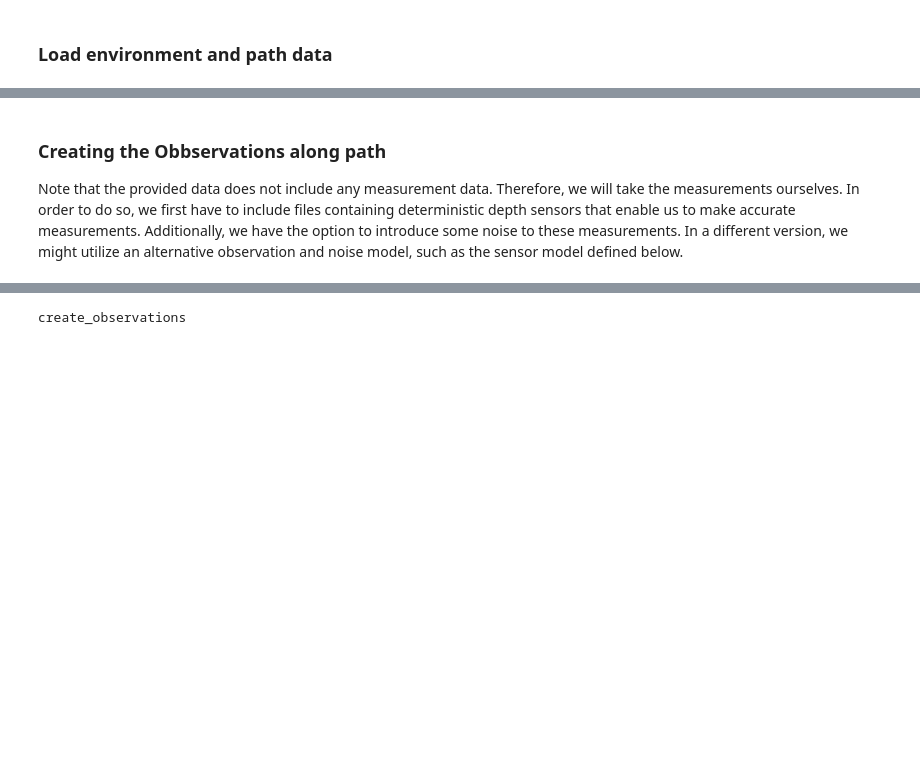
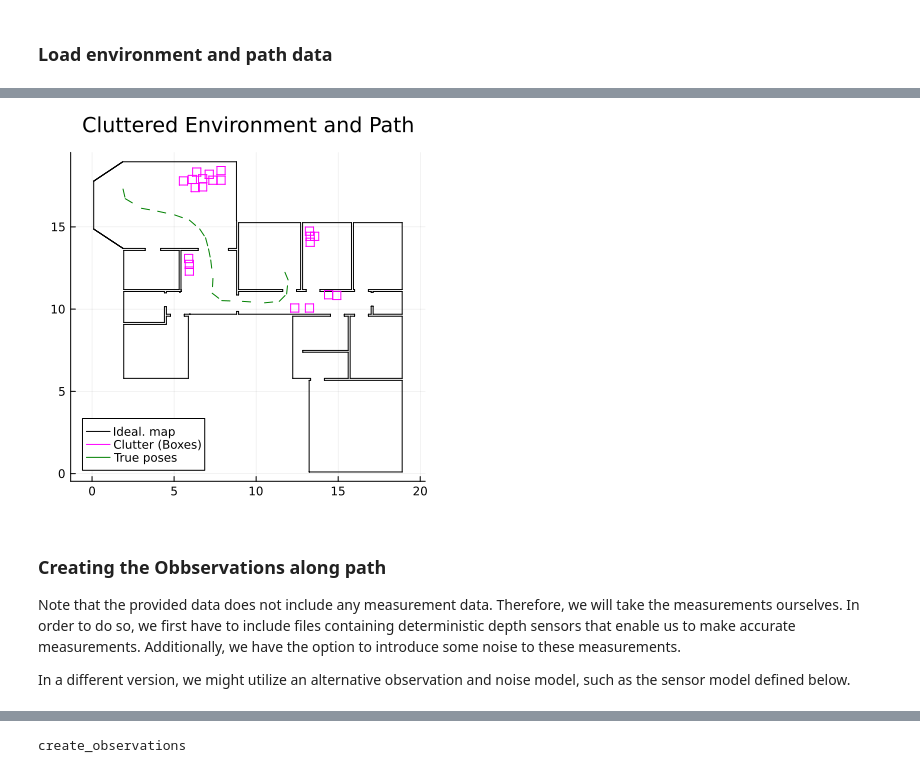
Before and after one commit to mirkoklukas/probabilistic-slam-in-gen, a Jupyter notebook: notebooks/v2/51 - Localization Tutorial - Part 1.ipynb, the cells around one changed output, grey strips where cells are left out. Drawn from its saved outputs; the diff is of its cells as text; code cells hidden in the pictures; blank space fills up the shorter version.

```diff
--- a/notebooks/v2/51 - Localization Tutorial - Part 1.ipynb
+++ b/notebooks/v2/51 - Localization Tutorial - Part 1.ipynb
@@ -99,16 +111,20 @@ Loading `../data/data_4.jld2` ...
 # %%
 # -----------------------
 mypl = plot(size=(400,400), aspect_ratio=:equal, title="Cluttered Environment and Path")
 plot!(_segs, c=:black, linewidth=1, label="Ideal. map")
 plot!(_boxes, c=:magenta, label="Clutter (Boxes)")
-plot!(_ps[[1]], c=:green, linewidth=2, label="True poses")
-plot!(_ps[2:end], c=:green, linewidth=2, label=nothing)
+plot!(_ps[[1]], c=:green, linewidth=1, label="True poses")
+plot!(_ps[2:end], c=:green, linewidth=1, label=nothing)
 savefig("_imgs/loc_env_and_path.png")
 mypl
+# %% [output]
+[figure, added]
 # %% [markdown]
 ### Creating the Obbservations along path
 
-Note that the provided data does not include any measurement data. Therefore, we will take the measurements ourselves. In order to do so, we first have to include files containing deterministic depth sensors that enable us to make accurate measurements. Additionally, we have the option to introduce some noise to these measurements. In a different version, we might utilize an alternative observation and noise model, such as the sensor model defined below.
+Note that the provided data does not include any measurement data. Therefore, we will take the measurements ourselves. In order to do so, we first have to include files containing deterministic depth sensors that enable us to make accurate measurements. Additionally, we have the option to introduce some noise to these measurements.
+
+In a different version, we might utilize an alternative observation and noise model, such as the sensor model defined below.
 # %%
 #nbx
 include("../src/cuda_raycaster_line_map_b.jl")
```
Also changed, not shown: parts of 9 cells of this notebook, 12 other files.
